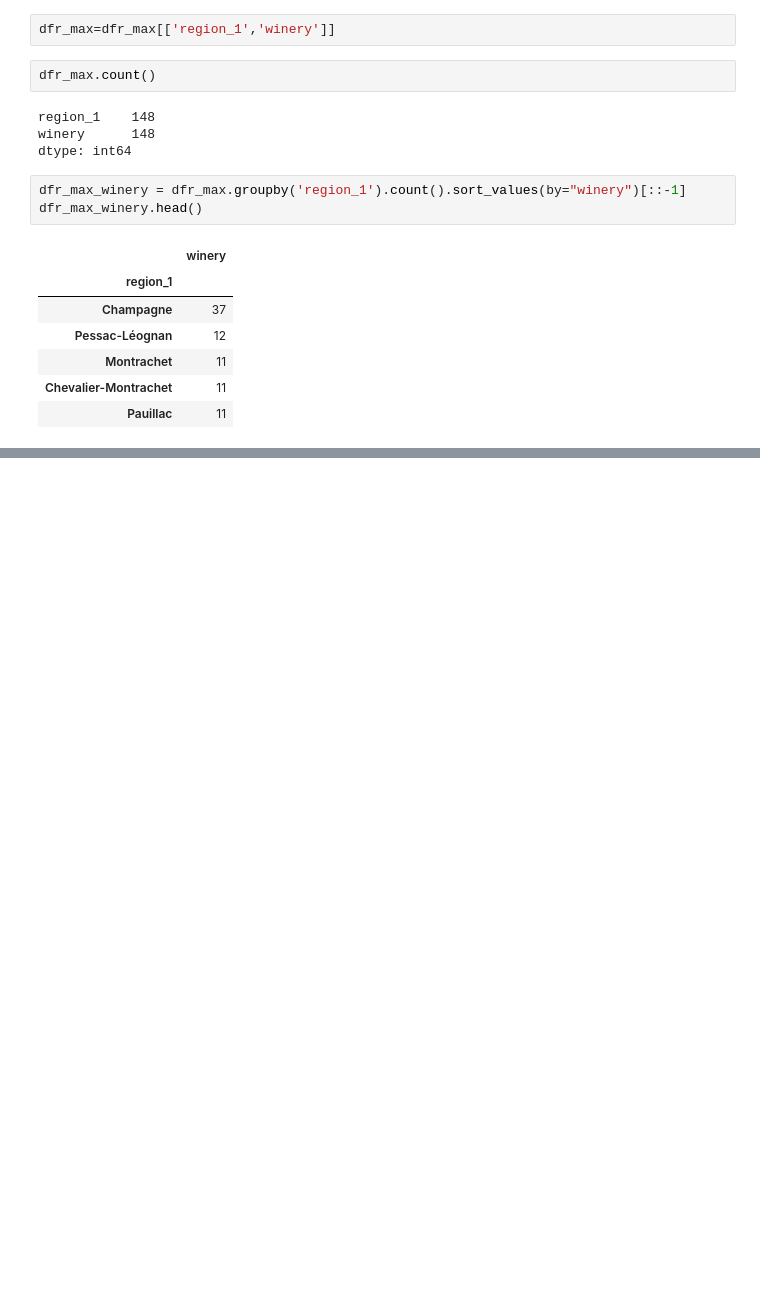
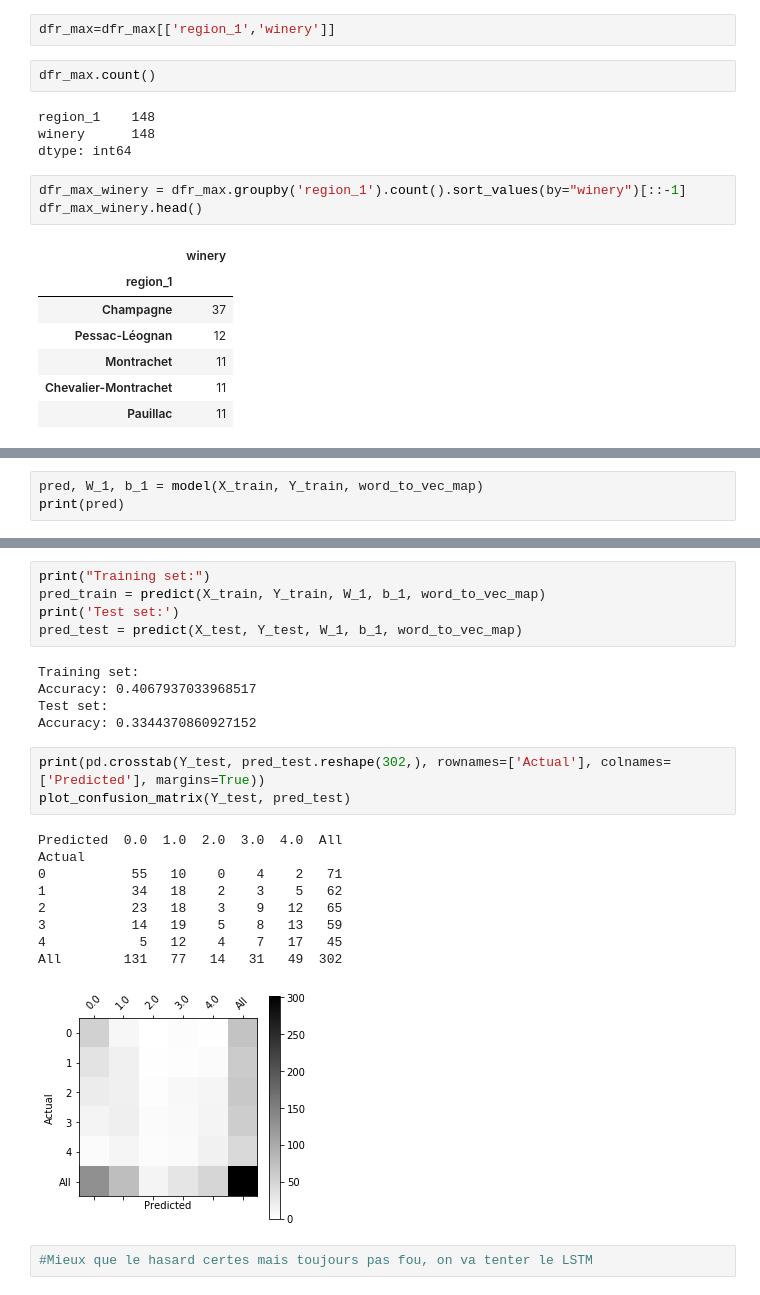
Before and after one commit to BenJMaurel/Wine_project, a Jupyter notebook: wine_project.ipynb, the cells around one changed output, grey strips where cells are left out. Drawn from its saved outputs; the diff is of its cells as text; blank space fills up the shorter version.

```diff
--- a/wine_project.ipynb
+++ b/wine_project.ipynb
@@ -132,0 +445,3 @@ dfr_max_winery.head()
+# %%
+pred, W_1, b_1 = model(X_train, Y_train, word_to_vec_map)
+print(pred)
@@ -132,0 +466,25 @@ dfr_max_winery.head()
+# %%
+print("Training set:")
+pred_train = predict(X_train, Y_train, W_1, b_1, word_to_vec_map)
+print('Test set:')
+pred_test = predict(X_test, Y_test, W_1, b_1, word_to_vec_map)
+# %% [output]
+Training set:
+Accuracy: 0.4067937033968517
+Test set:
+Accuracy: 0.3344370860927152
+# %%
+print(pd.crosstab(Y_test, pred_test.reshape(302,), rownames=['Actual'], colnames=['Predicted'], margins=True))
+plot_confusion_matrix(Y_test, pred_test)
+# %% [output]
+Predicted  0.0  1.0  2.0  3.0  4.0  All
+Actual
+0           55   10    0    4    2   71
+1           34   18    2    3    5   62
+2           23   18    3    9   12   65
+3           14   19    5    8   13   59
+4            5   12    4    7   17   45
+All        131   77   14   31   49  302
+[figure, added]
+# %%
+#Mieux que le hasard certes mais toujours pas fou, on va tenter le LSTM
```
Also changed, not shown: parts of 38 cells of this notebook.
